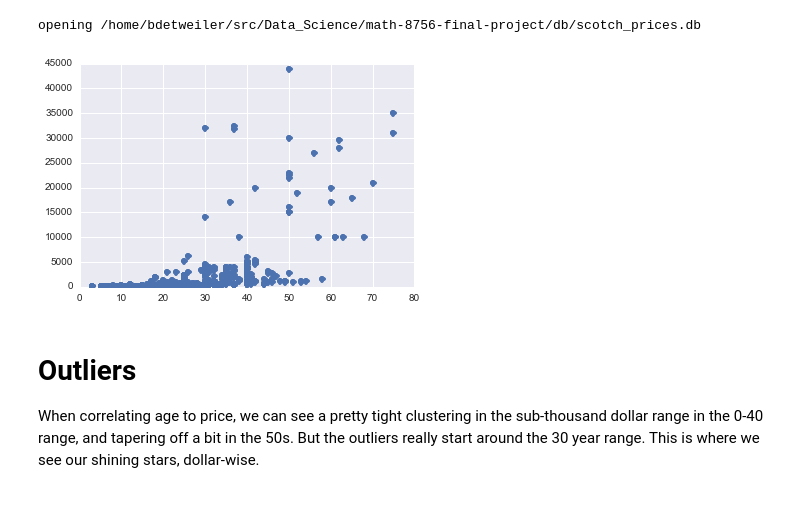
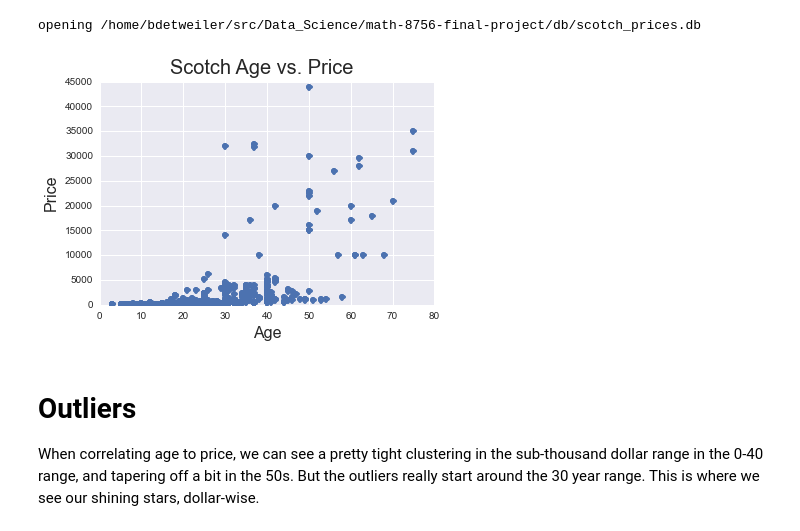
Before and after one commit to bdetweiler/math-8756-final-project, a Jupyter notebook: src/Analyze Scotch.ipynb, the cells around one changed output. Drawn from its saved outputs; the diff is of its cells as text; code cells hidden in the pictures; blank space fills up the shorter version.

```diff
--- a/src/Analyze Scotch.ipynb
+++ b/src/Analyze Scotch.ipynb
@@ -131,34 +131,37 @@ scotch_store = Store(scotch_db)
 #scotch_rs = scotch_store.using(*scotch_join).find(Scotch, Scotch.AGE > 0).order_by(Price.PRICE)
 
 scotch_rs = scotch_store.find((Scotch, Price, Producer, Distillery, Retailer),
                      Price.SCOTCH == Scotch.SCOTCH_ID,
                      Price.RETAILER == Retailer.RETAILER_ID,
                      Producer.PRODUCER_ID == Scotch.PRODUCER,
                      Distillery.DISTILLERY_ID == Scotch.DISTILLERY,
                      Scotch.AGE > 0).order_by(Price.PRICE)
 data = [(producer.NAME, distillery.NAME, scotch.AGE, price.PRICE, retailer.NAME) for scotch, price, producer, distillery, retailer in scotch_rs]
 
 age = []
 price = []
 for i in range(0, len(data)):
     age.append(data[i][2])
     price.append(data[i][3])
     #print str(data[i][2]) + ", " + str(data[i][3])
 
+plt.suptitle('Scotch Age vs. Price', fontsize=20)
+plt.xlabel('Age', fontsize=16)
+plt.ylabel('Price', fontsize=16)
 
 plt.plot(age, price, "o")
 
 
 
 
 
 
 scotch_store.flush()
 scotch_store.commit()
 scotch_store.close()
 # %% [output]
 opening /home/bdetweiler/src/Data_Science/math-8756-final-project/db/scotch_prices.db
-[figure, old version]
+[figure, new version]
 # %% [markdown]
 # Outliers
 
```
Also changed, not shown: parts of 11 cells of this notebook, 9 other files.
